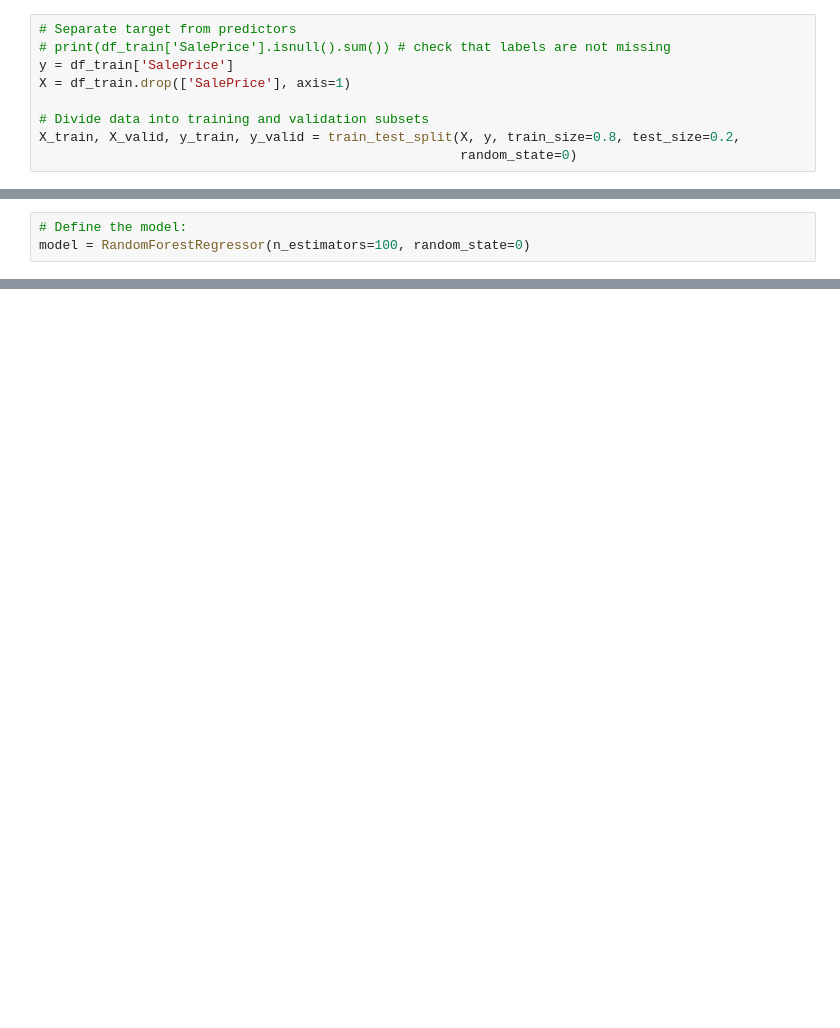
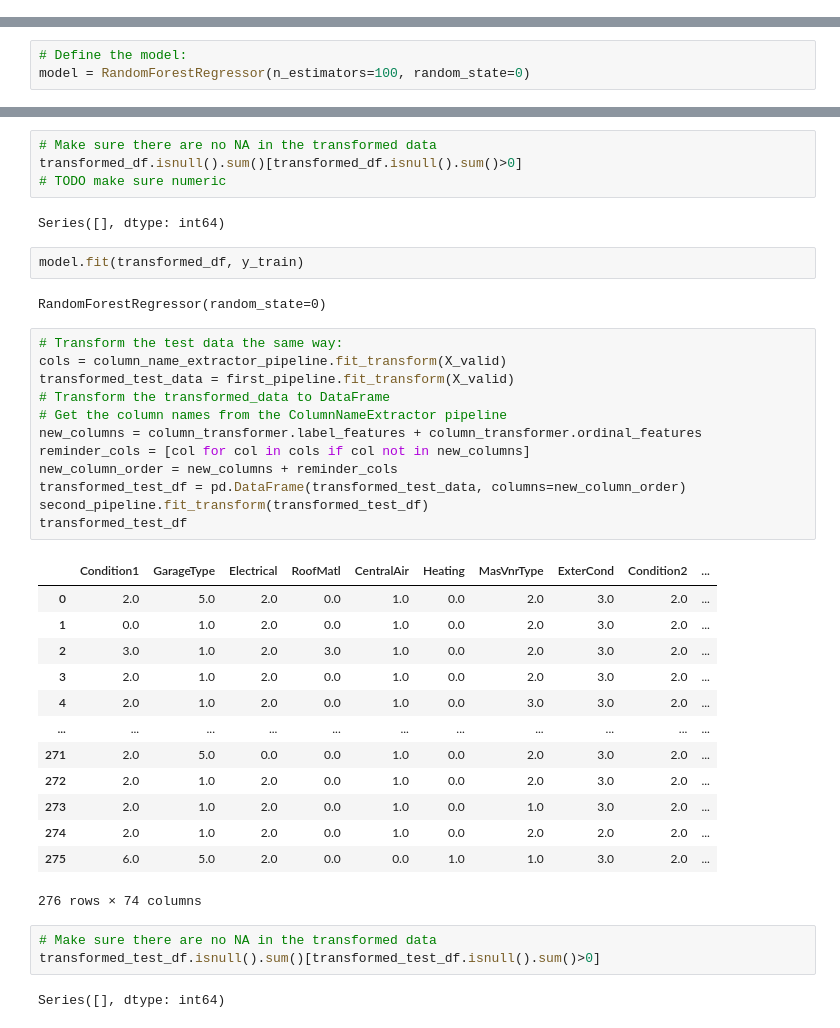
Before and after one commit to MiriMichaeli/ML_learning, a Jupyter notebook: home_price_model_prediction.ipynb, the cells around one changed output, grey strips where cells are left out. Cells and saved outputs as stored; diff of their text form; blank space fills up the shorter version.

```diff
--- a/home_price_model_prediction.ipynb
+++ b/home_price_model_prediction.ipynb
@@ -438,9 +520,0 @@ class DropUnnecessaryFeatures(CustomFeatureEngineer):
-# %%
-# Separate target from predictors
-# print(df_train['SalePrice'].isnull().sum()) # check that labels are not missing
-y = df_train['SalePrice']
-X = df_train.drop(['SalePrice'], axis=1)
-
-# Divide data into training and validation subsets
-X_train, X_valid, y_train, y_valid = train_test_split(X, y, train_size=0.8, test_size=0.2,
-                                                      random_state=0)
@@ -530,0 +753,41 @@ print('MAE:', score)
+# %%
+# Make sure there are no NA in the transformed data
+transformed_df.isnull().sum()[transformed_df.isnull().sum()>0]
+# TODO make sure numeric
+# %% [output]
+Series([], dtype: int64)
+# %%
+model.fit(transformed_df, y_train)
+# %% [output]
+RandomForestRegressor(random_state=0)
+# %%
+# Transform the test data the same way:
+cols = column_name_extractor_pipeline.fit_transform(X_valid)
+transformed_test_data = first_pipeline.fit_transform(X_valid)
+# Transform the transformed_data to DataFrame
+# Get the column names from the ColumnNameExtractor pipeline
+new_columns = column_transformer.label_features + column_transformer.ordinal_features
+reminder_cols = [col for col in cols if col not in new_columns]
+new_column_order = new_columns + reminder_cols
+transformed_test_df = pd.DataFrame(transformed_test_data, columns=new_column_order)
+second_pipeline.fit_transform(transformed_test_df)
+transformed_test_df
+# %% [output]
+|  | Condition1 | GarageType | Electrical | RoofMatl | CentralAir | Heating | MasVnrType | ExterCond | Condition2 | ... |
+| 0 | 2.0 | 5.0 | 2.0 | 0.0 | 1.0 | 0.0 | 2.0 | 3.0 | 2.0 | ... |
+| 1 | 0.0 | 1.0 | 2.0 | 0.0 | 1.0 | 0.0 | 2.0 | 3.0 | 2.0 | ... |
+| 2 | 3.0 | 1.0 | 2.0 | 3.0 | 1.0 | 0.0 | 2.0 | 3.0 | 2.0 | ... |
+| 3 | 2.0 | 1.0 | 2.0 | 0.0 | 1.0 | 0.0 | 2.0 | 3.0 | 2.0 | ... |
+| 4 | 2.0 | 1.0 | 2.0 | 0.0 | 1.0 | 0.0 | 3.0 | 3.0 | 2.0 | ... |
+| ... | ... | ... | ... | ... | ... | ... | ... | ... | ... | ... |
+| 271 | 2.0 | 5.0 | 0.0 | 0.0 | 1.0 | 0.0 | 2.0 | 3.0 | 2.0 | ... |
+| 272 | 2.0 | 1.0 | 2.0 | 0.0 | 1.0 | 0.0 | 2.0 | 3.0 | 2.0 | ... |
+| 273 | 2.0 | 1.0 | 2.0 | 0.0 | 1.0 | 0.0 | 1.0 | 3.0 | 2.0 | ... |
+| 274 | 2.0 | 1.0 | 2.0 | 0.0 | 1.0 | 0.0 | 2.0 | 2.0 | 2.0 | ... |
+| 275 | 6.0 | 5.0 | 2.0 | 0.0 | 0.0 | 1.0 | 1.0 | 3.0 | 2.0 | ... |
+276 rows × 74 columns
+# %%
+# Make sure there are no NA in the transformed data
+transformed_test_df.isnull().sum()[transformed_test_df.isnull().sum()>0]
+# %% [output]
+Series([], dtype: int64)
```
Also changed, not shown: parts of 20 cells of this notebook.
